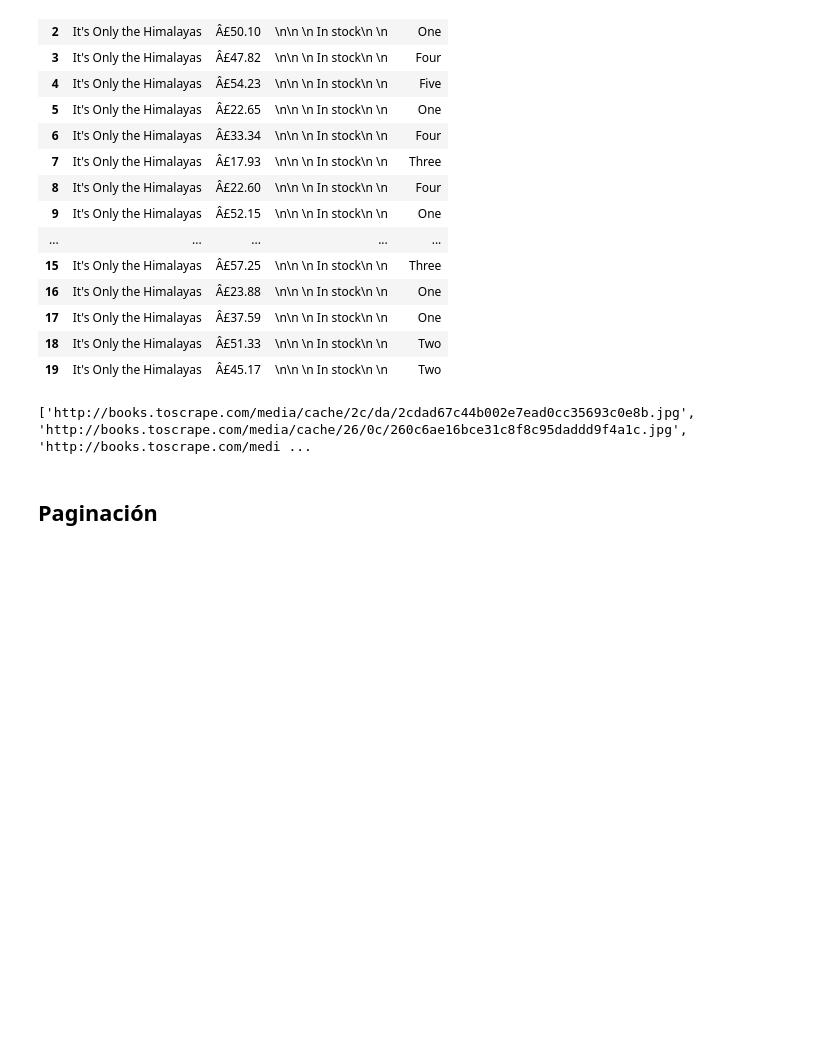
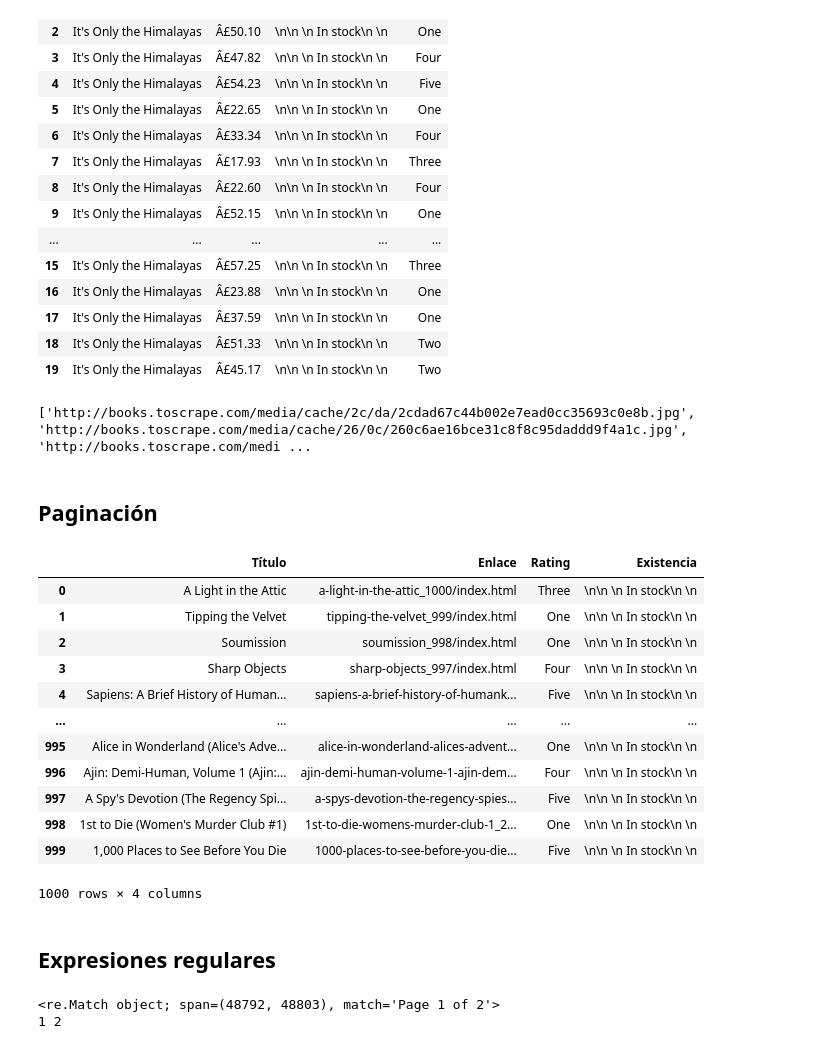
Before and after one commit to JulioRan/Python_Intermedio, a Jupyter notebook: code/web_scrapping.ipynb, the cells around one changed output. Cells and saved outputs as stored; diff of their text form; code cells hidden in the pictures; blank space fills up the shorter version.

```diff
--- a/code/web_scrapping.ipynb
+++ b/code/web_scrapping.ipynb
@@ -196,0 +200,36 @@ def obtener_contenido_pagina(url):
+# %%
+data = []
+
+def procesar_pag(soup):
+    titulos = []
+    links = []
+    ratings = []
+    existencias = []
+
+    titulo_items = soup.find_all('h3')
+
+    for items in titulo_items:
+        titulo = items.a
+        titulos.append(titulo['title'])
+        links.append(titulo['href'])
+
+    rating_items = soup.find_all('p', class_= 'star-rating')
+
+    for item in rating_items:
+        rating = item['class'][1]
+        ratings.append(rating)
+
+
+    existencia_item = soup.find_all('p', class_='instock availability')
+
+    for item in existencia_item:
+        existencia = item.text
+        existencias.append(existencia)
+
+    for i in range(len(titulos)):
+        data.append({
+            'Título': titulos[i],
+            'Enlace': links[i],
+            'Rating': ratings[i],
+            'Existencia': existencias[i]
+        })
@@ -196,0 +248,19 @@ def obtener_contenido_pagina(url):
+# %%
+df = pd.DataFrame(data)
+df
+# %% [output]
+|  | Título | Enlace | Rating | Existencia |
+| 0 | A Light in the Attic | a-light-in-the-attic_1000/index.html | Three | \n\n \n In stock\n \n |
+| 1 | Tipping the Velvet | tipping-the-velvet_999/index.html | One | \n\n \n In stock\n \n |
+| 2 | Soumission | soumission_998/index.html | One | \n\n \n In stock\n \n |
+| 3 | Sharp Objects | sharp-objects_997/index.html | Four | \n\n \n In stock\n \n |
+| 4 | Sapiens: A Brief History of Human... | sapiens-a-brief-history-of-humank... | Five | \n\n \n In stock\n \n |
+| ... | ... | ... | ... | ... |
+| 995 | Alice in Wonderland (Alice's Adve... | alice-in-wonderland-alices-advent... | One | \n\n \n In stock\n \n |
+| 996 | Ajin: Demi-Human, Volume 1 (Ajin:... | ajin-demi-human-volume-1-ajin-dem... | Four | \n\n \n In stock\n \n |
+| 997 | A Spy's Devotion (The Regency Spi... | a-spys-devotion-the-regency-spies... | Five | \n\n \n In stock\n \n |
+| 998 | 1st to Die (Women's Murder Club #1) | 1st-to-die-womens-murder-club-1_2... | One | \n\n \n In stock\n \n |
+| 999 | 1,000 Places to See Before You Die | 1000-places-to-see-before-you-die... | Five | \n\n \n In stock\n \n |
+1000 rows × 4 columns
+# %% [markdown]
+## Expresiones regulares
@@ -196,0 +270,16 @@ def obtener_contenido_pagina(url):
+# %%
+import re
+
+patron = r'Page (\d+) of (\d+)'
+
+match = re.search(patron, html.text)
+
+print(match)
+
+if match:
+    page_number = int(match.group(1))
+    total_page = int(match.group(2))
+    print(page_number, total_page)
+# %% [output]
+<re.Match object; span=(48792, 48803), match='Page 1 of 2'>
+1 2
```
Also changed, not shown: parts of 7 cells of this notebook, 1 other file.
